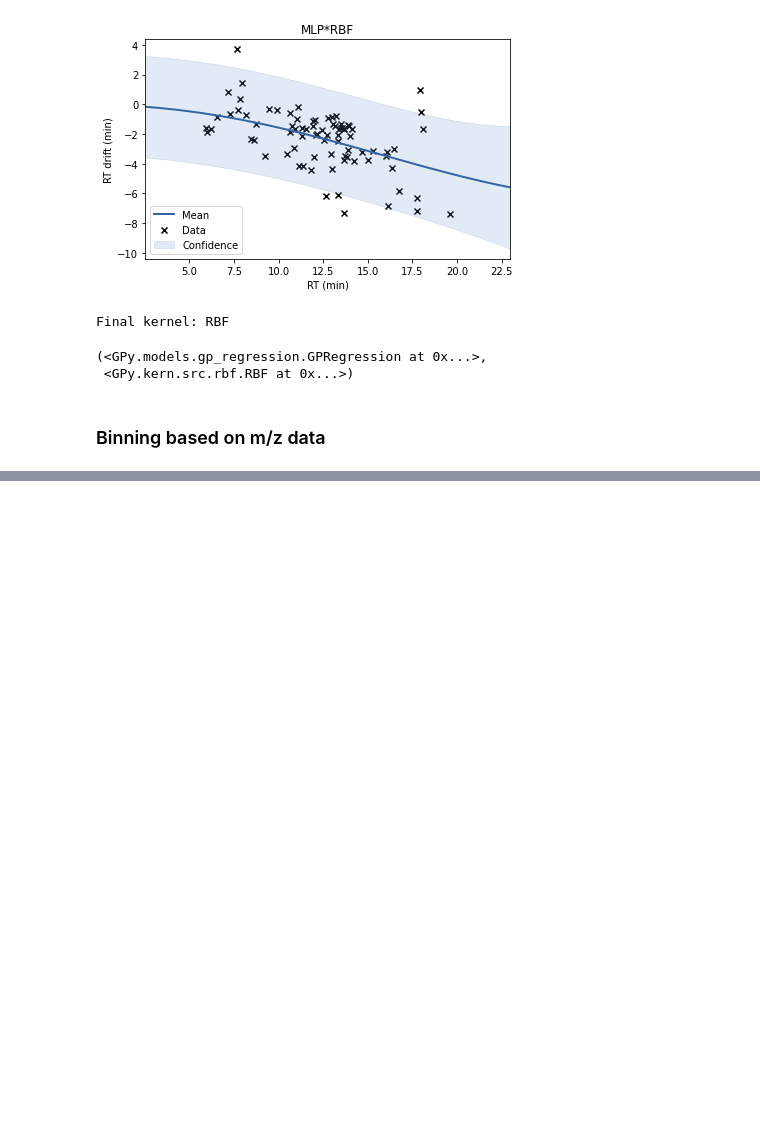
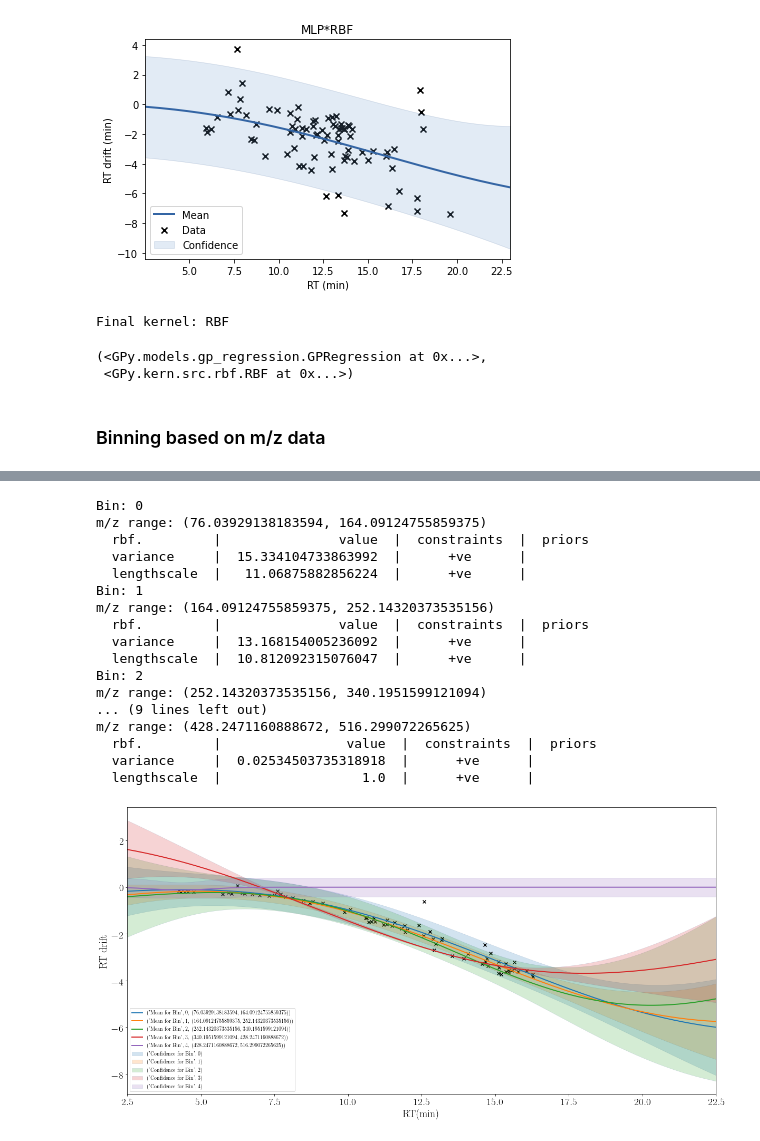
Before and after one commit to anamaria-uofg/mma, a Jupyter notebook: mma/Step_1_Regression_and_Alignment/2.GPRegressionRT.ipynb, the cells around one changed output, grey strips where cells are left out. Saved outputs shown, nothing was run; the diff lists cells and outputs as text; code cells hidden in the pictures; blank space fills up the shorter version.

```diff
--- a/mma/Step_1_Regression_and_Alignment/2.GPRegressionRT.ipynb
+++ b/mma/Step_1_Regression_and_Alignment/2.GPRegressionRT.ipynb
@@ -1146,0 +1145,21 @@ m/z range: 220.11798095703125 , 332.0752868652344
+# %%
+plot_gpr_bins_mz_range(5,'vl', 'vl', 'zik', matches, False,1.4)
+# %% [output]
+Bin: 0
+m/z range: (76.03929138183594, 164.09124755859375)
+  rbf.         |               value  |  constraints  |  priors
+  variance     |  15.334104733863992  |      +ve      |
+  lengthscale  |   11.06875882856224  |      +ve      |
+Bin: 1
+m/z range: (164.09124755859375, 252.14320373535156)
+  rbf.         |               value  |  constraints  |  priors
+  variance     |  13.168154005236092  |      +ve      |
+  lengthscale  |  10.812092315076047  |      +ve      |
+Bin: 2
+m/z range: (252.14320373535156, 340.1951599121094)
+... (9 lines left out)
+m/z range: (428.2471160888672, 516.299072265625)
+  rbf.         |                value  |  constraints  |  priors
+  variance     |  0.02534503735318918  |      +ve      |
+  lengthscale  |                  1.0  |      +ve      |
+[figure, added]
```
Also changed, not shown: parts of 6 cells of this notebook, 3 other files.
